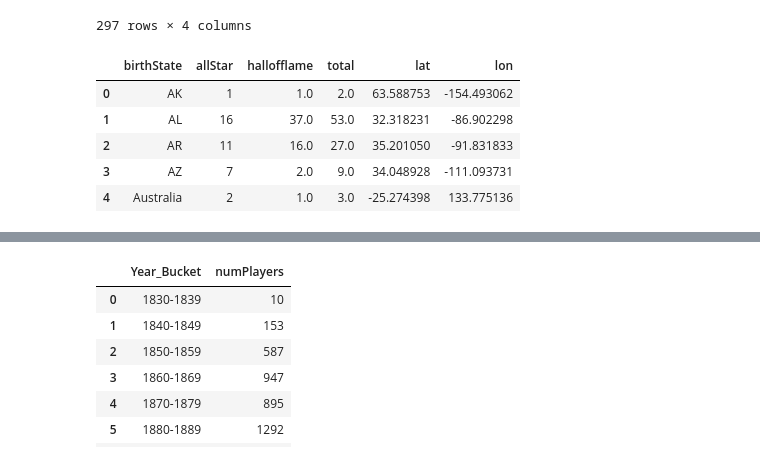
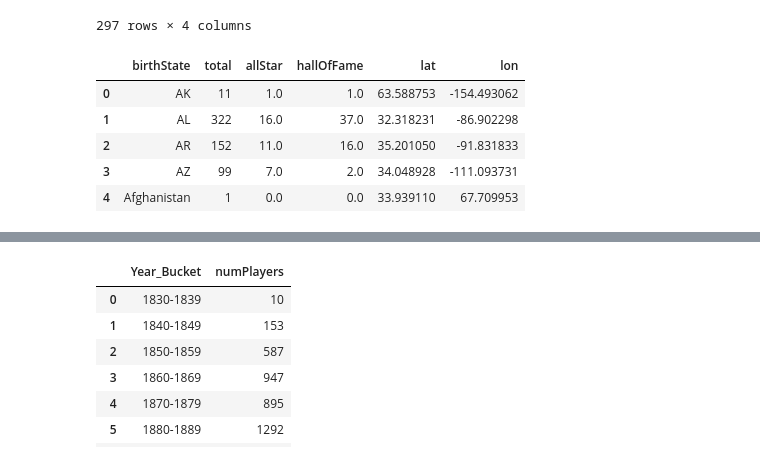
Before and after one commit to leeju09/Project-3-Baseball-, a Jupyter notebook: Python Scripts/Data_Cleaning_WA.ipynb, the cells around one changed output, grey strips where cells are left out. Saved outputs shown, nothing was run; the diff lists cells and outputs as text; code cells hidden in the pictures.

```diff
--- a/Python Scripts/Data_Cleaning_WA.ipynb
+++ b/Python Scripts/Data_Cleaning_WA.ipynb
@@ -195,3 +195,8 @@ master_data_tocsv
 18761 rows × 15 columns
 # %%
 master_data_tocsv.to_csv("../src/Resources/master_data.csv", index=False)
+# %%
+#Summary data creation
+summary_df=master_data_tocsv.groupby('birthState').size().reset_index(name='total')
+summary_df=pd.DataFrame(summary_df)
+summary_df.head()
@@ -202,13 +214,14 @@ allstar_final=master_data_tocsv.loc[master_data_tocsv['allStar'] == 'allStar']
 allstar_by_bplace = allstar_final.groupby('birthState').size().reset_index(name='allStar')
 # %%
 #hallofflame count by birth state
-hallofflame_final=master_data_tocsv.loc[master_data_tocsv['hallofflame'] == 'hallofflame']
-hallofflame_by_bplace = hallofflame_final.groupby('birthState').size().reset_index(name='hallofflame')
+hallofflame_final=master_data_tocsv.loc[master_data_tocsv['hallOfFame'] == 'hallOfFame']
+hallofflame_by_bplace = hallofflame_final.groupby('birthState').size().reset_index(name='hallOfFame')
 # %%
 #Merge the allstar and holeofflame datframe into a one
-summary_df = pd.merge(allstar_by_bplace, hallofflame_by_bplace, how="left", on=["birthState", "birthState"])
-summary_df.loc[summary_df['allStar'].isnull(),'allStar'] = 0
-summary_df.loc[summary_df['hallofflame'].isnull(),'hallofflame'] = 0
+summaryAH_df = pd.merge(allstar_by_bplace, hallofflame_by_bplace, how="left", on=["birthState", "birthState"])
+summaryAH_df.loc[summaryAH_df['allStar'].isnull(),'allStar'] = 0
+summaryAH_df.loc[summaryAH_df['hallOfFame'].isnull(),'hallOfFame'] = 0
 # add total column
-summary_df['total'] = summary_df['allStar'] + summary_df['hallofflame']
-summary_df = pd.DataFrame(summary_df)
+#summary_df['total'] = summary_df['allStar'] + summary_df['hallofflame']
+summaryAH_df = pd.DataFrame(summaryAH_df)
+summaryAH_df
@@ -214,0 +242,6 @@ summary_df = pd.DataFrame(summary_df)
+# %%
+#Merge allStart and hallofflame with all countries data file(summary_df)
+summary_df_final = pd.merge(summary_df, summaryAH_df, how="left", on=["birthState", "birthState"])
+summary_df_final=pd.DataFrame(summary_df_final)
+summary_df_final.fillna(0, inplace=True)
+summary_df_final
@@ -231,14 +278,14 @@ geoData_data
 # %%
 # meger wih geo dataframe
 #summary_df = pd.merge(summary_df, geoData_data, how="inner", on=[summary_df["birthState"], geoData_data["State"]])
-summary_df_latlon = pd.merge(summary_df, geoData_data, left_on='birthState', right_on='State')
+summary_df_latlon = pd.merge(summary_df_final, geoData_data, left_on='birthState', right_on='State')
 #drop unwanted columns
 summary_df_latlon.drop(['State','usa_state'], axis=1, inplace=True)
 summary_df_latlon.head()
 # %% [output]
-|  | birthState | allStar | hallofflame | total | lat | lon |
-| 0 | AK | 1 | 1.0 | 2.0 | 63.588753 | -154.493062 |
-| 1 | AL | 16 | 37.0 | 53.0 | 32.318231 | -86.902298 |
-| 2 | AR | 11 | 16.0 | 27.0 | 35.201050 | -91.831833 |
-| 3 | AZ | 7 | 2.0 | 9.0 | 34.048928 | -111.093731 |
-| 4 | Australia | 2 | 1.0 | 3.0 | -25.274398 | 133.775136 |
+|  | birthState | total | allStar | hallOfFame | lat | lon |
+| 0 | AK | 11 | 1.0 | 1.0 | 63.588753 | -154.493062 |
+| 1 | AL | 322 | 16.0 | 37.0 | 32.318231 | -86.902298 |
+| 2 | AR | 152 | 11.0 | 16.0 | 35.201050 | -91.831833 |
+| 3 | AZ | 99 | 7.0 | 2.0 | 34.048928 | -111.093731 |
+| 4 | Afghanistan | 1 | 0.0 | 0.0 | 33.939110 | 67.709953 |
```
Also changed, not shown: parts of 6 cells of this notebook, 4 other files.
